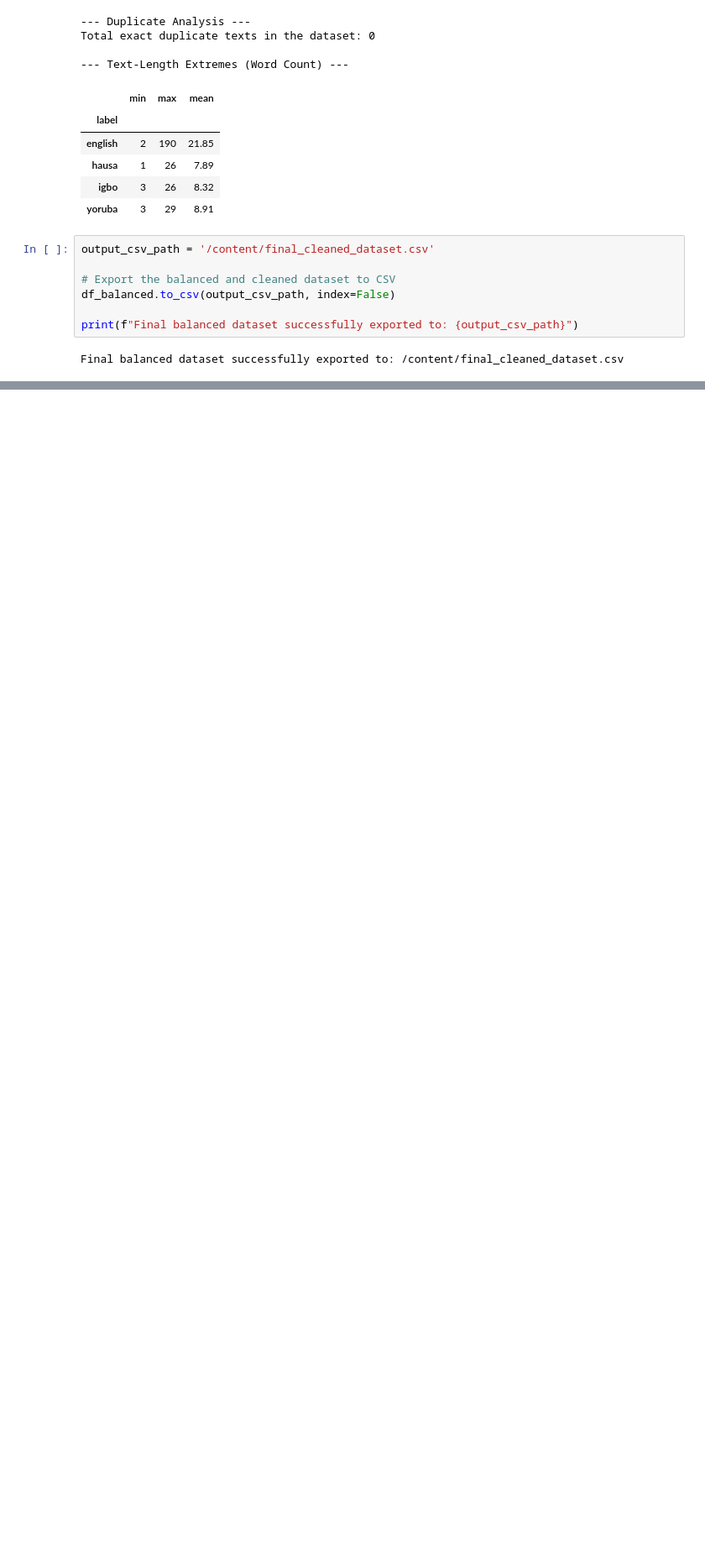
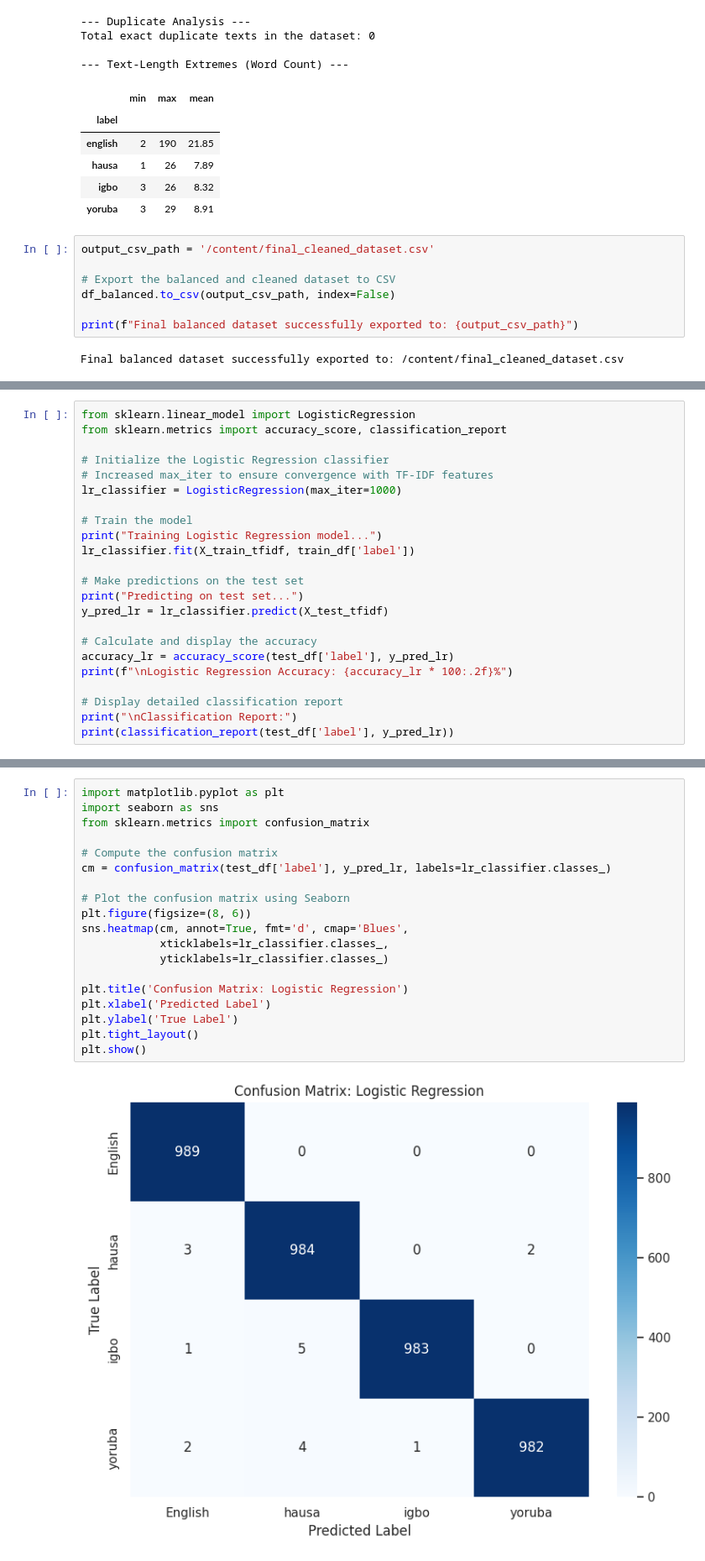
Before and after one commit to Jqueen43/Nigerian_Language_Identifier, a Jupyter notebook: Nigerian_Language_Identifier.ipynb, the cells around one changed output, grey strips where cells are left out. Shown at 84% size. Drawn from its saved outputs; the diff is of its cells as text; blank space fills up the shorter version.

Commit message:
updated using Colab

```diff
--- a/Nigerian_Language_Identifier.ipynb
+++ b/Nigerian_Language_Identifier.ipynb
@@ -629,0 +751,23 @@ Final balanced dataset successfully exported to: /content/final_cleaned_dataset.
+# %%
+from sklearn.linear_model import LogisticRegression
+from sklearn.metrics import accuracy_score, classification_report
+
+# Initialize the Logistic Regression classifier
+# Increased max_iter to ensure convergence with TF-IDF features
+lr_classifier = LogisticRegression(max_iter=1000)
+
+# Train the model
+print("Training Logistic Regression model...")
+lr_classifier.fit(X_train_tfidf, train_df['label'])
+
+# Make predictions on the test set
+print("Predicting on test set...")
+y_pred_lr = lr_classifier.predict(X_test_tfidf)
+
+# Calculate and display the accuracy
+accuracy_lr = accuracy_score(test_df['label'], y_pred_lr)
+print(f"\nLogistic Regression Accuracy: {accuracy_lr * 100:.2f}%")
+
+# Display detailed classification report
+print("\nClassification Report:")
+print(classification_report(test_df['label'], y_pred_lr))
@@ -629,0 +908,21 @@ Final balanced dataset successfully exported to: /content/final_cleaned_dataset.
+# %%
+import matplotlib.pyplot as plt
+import seaborn as sns
+from sklearn.metrics import confusion_matrix
+
+# Compute the confusion matrix
+cm = confusion_matrix(test_df['label'], y_pred_lr, labels=lr_classifier.classes_)
+
+# Plot the confusion matrix using Seaborn
+plt.figure(figsize=(8, 6))
+sns.heatmap(cm, annot=True, fmt='d', cmap='Blues',
+            xticklabels=lr_classifier.classes_,
+            yticklabels=lr_classifier.classes_)
+
+plt.title('Confusion Matrix: Logistic Regression')
+plt.xlabel('Predicted Label')
+plt.ylabel('True Label')
+plt.tight_layout()
+plt.show()
+# %% [output]
+[figure, added]
```
Also changed, not shown: parts of 12 cells of this notebook.
